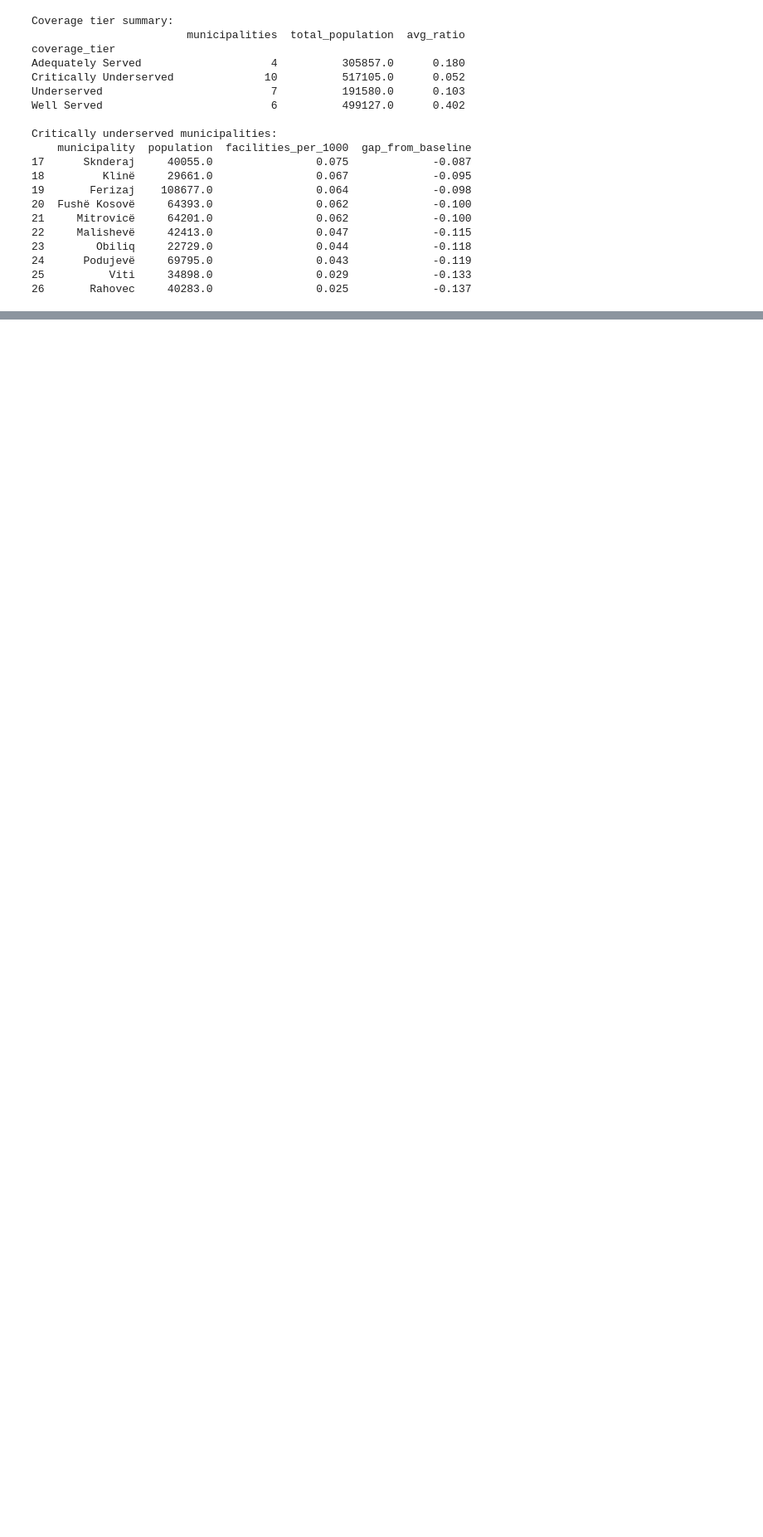
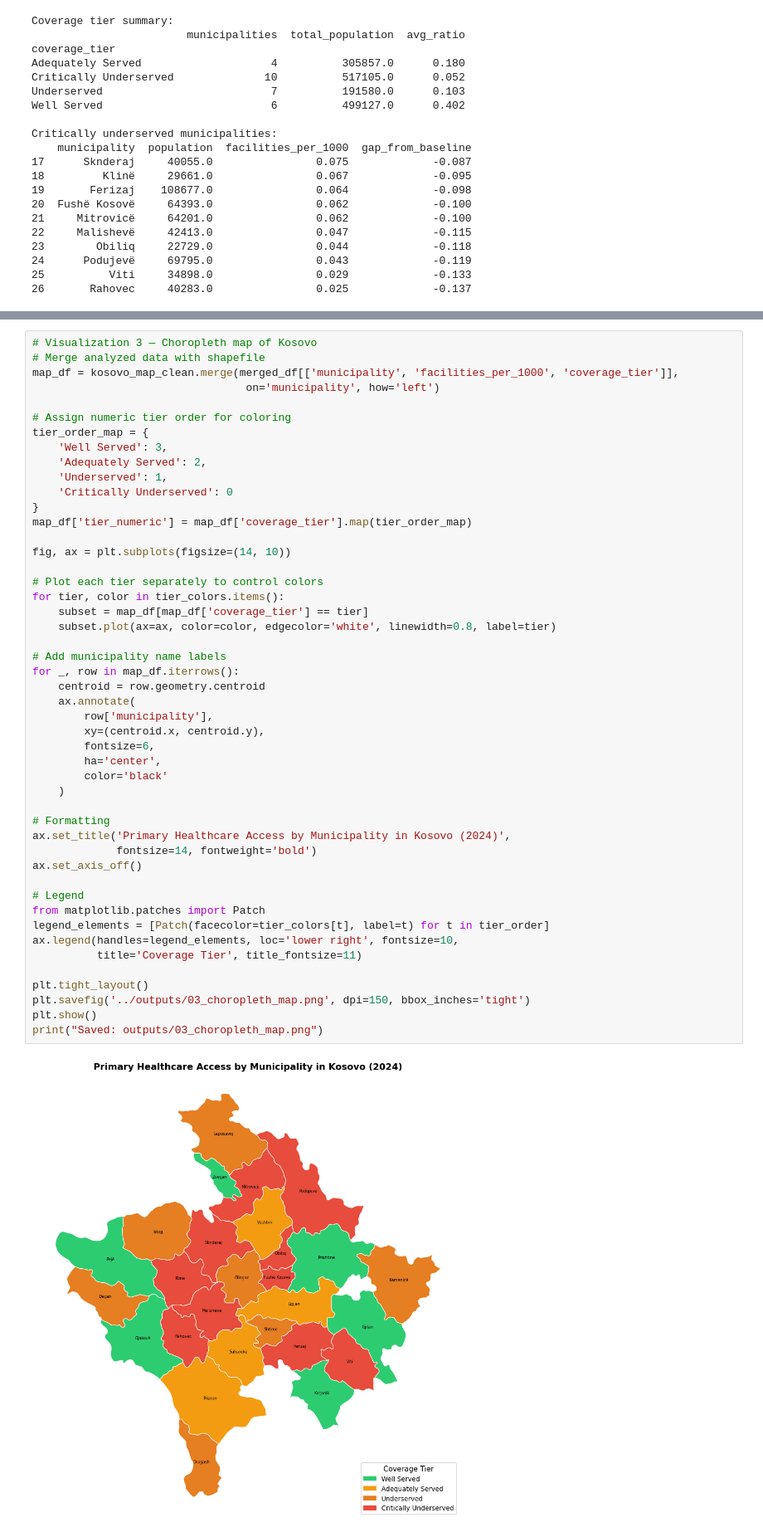
Before and after one commit to AnidMehmeti/kosovo-healthcare-analyzer, a Jupyter notebook: notebooks/kosovo_healthcare_analysis.ipynb, the cells around one changed output, grey strips where cells are left out. Shown at 83% size. Drawn from its saved outputs; the diff is of its cells as text; blank space fills up the shorter version.

```diff
--- a/notebooks/kosovo_healthcare_analysis.ipynb
+++ b/notebooks/kosovo_healthcare_analysis.ipynb
@@ -820,0 +947,50 @@ Critically underserved municipalities:
+# %%
+# Visualization 3 — Choropleth map of Kosovo
+# Merge analyzed data with shapefile
+map_df = kosovo_map_clean.merge(merged_df[['municipality', 'facilities_per_1000', 'coverage_tier']],
+                                 on='municipality', how='left')
+
+# Assign numeric tier order for coloring
+tier_order_map = {
+    'Well Served': 3,
+    'Adequately Served': 2,
+    'Underserved': 1,
+    'Critically Underserved': 0
+}
+map_df['tier_numeric'] = map_df['coverage_tier'].map(tier_order_map)
+
+fig, ax = plt.subplots(figsize=(14, 10))
+
+# Plot each tier separately to control colors
+for tier, color in tier_colors.items():
+    subset = map_df[map_df['coverage_tier'] == tier]
+    subset.plot(ax=ax, color=color, edgecolor='white', linewidth=0.8, label=tier)
+
+# Add municipality name labels
+for _, row in map_df.iterrows():
+    centroid = row.geometry.centroid
+    ax.annotate(
+        row['municipality'],
+        xy=(centroid.x, centroid.y),
+        fontsize=6,
+        ha='center',
+        color='black'
+    )
+
+# Formatting
+ax.set_title('Primary Healthcare Access by Municipality in Kosovo (2024)',
+             fontsize=14, fontweight='bold')
+ax.set_axis_off()
+
+# Legend
+from matplotlib.patches import Patch
+legend_elements = [Patch(facecolor=tier_colors[t], label=t) for t in tier_order]
+ax.legend(handles=legend_elements, loc='lower right', fontsize=10,
+          title='Coverage Tier', title_fontsize=11)
+
+plt.tight_layout()
+plt.savefig('../outputs/03_choropleth_map.png', dpi=150, bbox_inches='tight')
+plt.show()
+print("Saved: outputs/03_choropleth_map.png")
+# %% [output]
+[figure, added]
```
Also changed, not shown: parts of 6 cells of this notebook, 4 other files.
